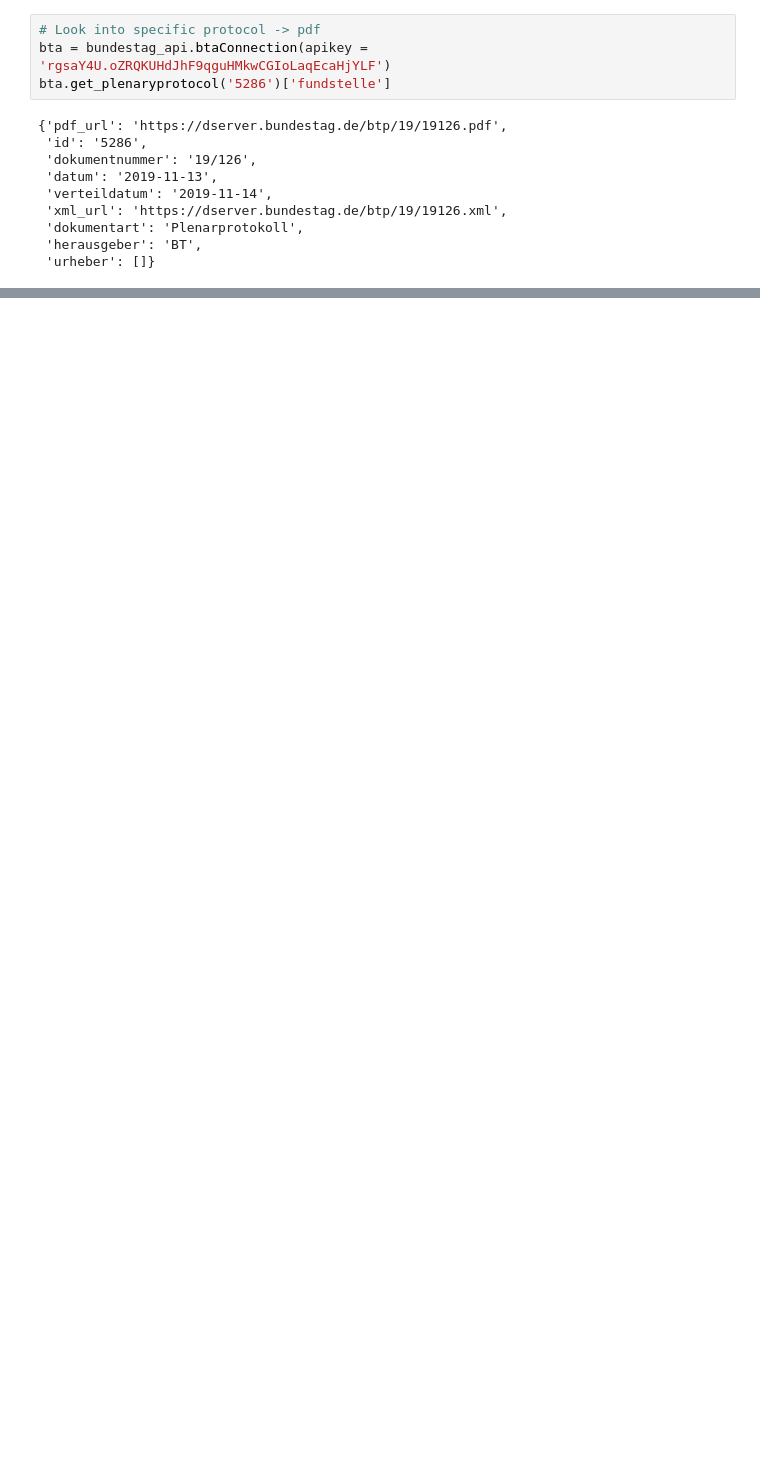
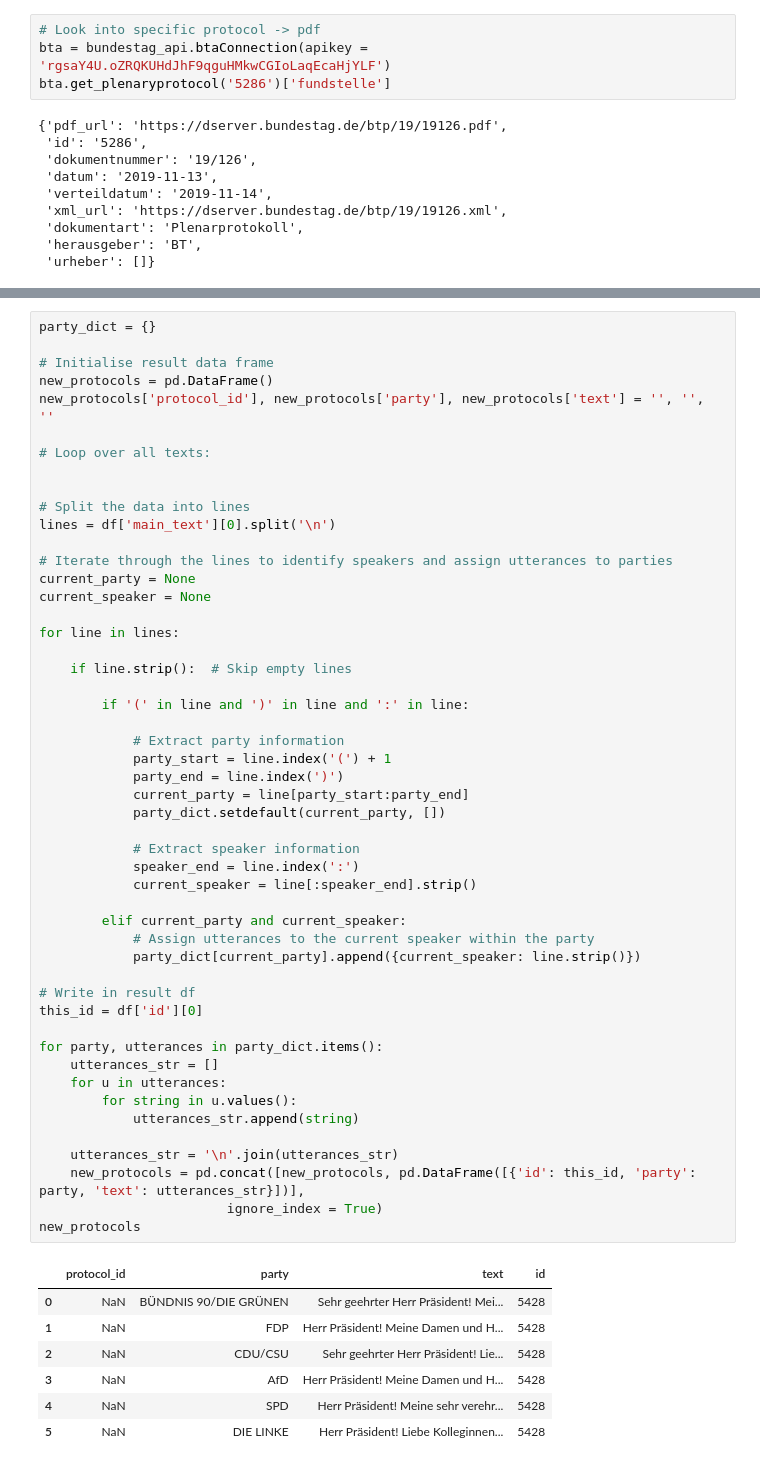
Before and after one commit to PaulaHagen/afd, a Jupyter notebook: start_here.ipynb, the cells around one changed output, grey strips where cells are left out. Drawn from its saved outputs; the diff is of its cells as text; blank space fills up the shorter version.

```diff
--- a/start_here.ipynb
+++ b/start_here.ipynb
@@ -91,0 +99,58 @@ bta.get_plenaryprotocol('5286')['fundstelle']
+# %%
+party_dict = {}
+
+# Initialise result data frame
+new_protocols = pd.DataFrame()
+new_protocols['protocol_id'], new_protocols['party'], new_protocols['text'] = '', '', ''
+
+# Loop over all texts:
+
+
+# Split the data into lines
+lines = df['main_text'][0].split('\n')
+
+# Iterate through the lines to identify speakers and assign utterances to parties
+current_party = None
+current_speaker = None
+
+for line in lines:
+
+    if line.strip():  # Skip empty lines
+
+        if '(' in line and ')' in line and ':' in line:
+
+            # Extract party information
+            party_start = line.index('(') + 1
+            party_end = line.index(')')
+            current_party = line[party_start:party_end]
+            party_dict.setdefault(current_party, [])
+
+            # Extract speaker information
+            speaker_end = line.index(':')
+            current_speaker = line[:speaker_end].strip()
+
+        elif current_party and current_speaker:
+            # Assign utterances to the current speaker within the party
+            party_dict[current_party].append({current_speaker: line.strip()})
+
+# Write in result df
+this_id = df['id'][0]
+
+for party, utterances in party_dict.items():
+    utterances_str = []
+    for u in utterances:
+        for string in u.values():
+            utterances_str.append(string)
+
+    utterances_str = '\n'.join(utterances_str)
+    new_protocols = pd.concat([new_protocols, pd.DataFrame([{'id': this_id, 'party': party, 'text': utterances_str}])],
+                        ignore_index = True)
+new_protocols
+# %% [output]
+|  | protocol_id | party | text | id |
+| 0 | NaN | BÜNDNIS 90/DIE GRÜNEN | Sehr geehrter Herr Präsident! Mei... | 5428 |
+| 1 | NaN | FDP | Herr Präsident! Meine Damen und H... | 5428 |
+| 2 | NaN | CDU/CSU | Sehr geehrter Herr Präsident! Lie... | 5428 |
+| 3 | NaN | AfD | Herr Präsident! Meine Damen und H... | 5428 |
+| 4 | NaN | SPD | Herr Präsident! Meine sehr verehr... | 5428 |
+| 5 | NaN | DIE LINKE | Herr Präsident! Liebe Kolleginnen... | 5428 |
```
Also changed, not shown: parts of 8 cells of this notebook, 1 other file.
